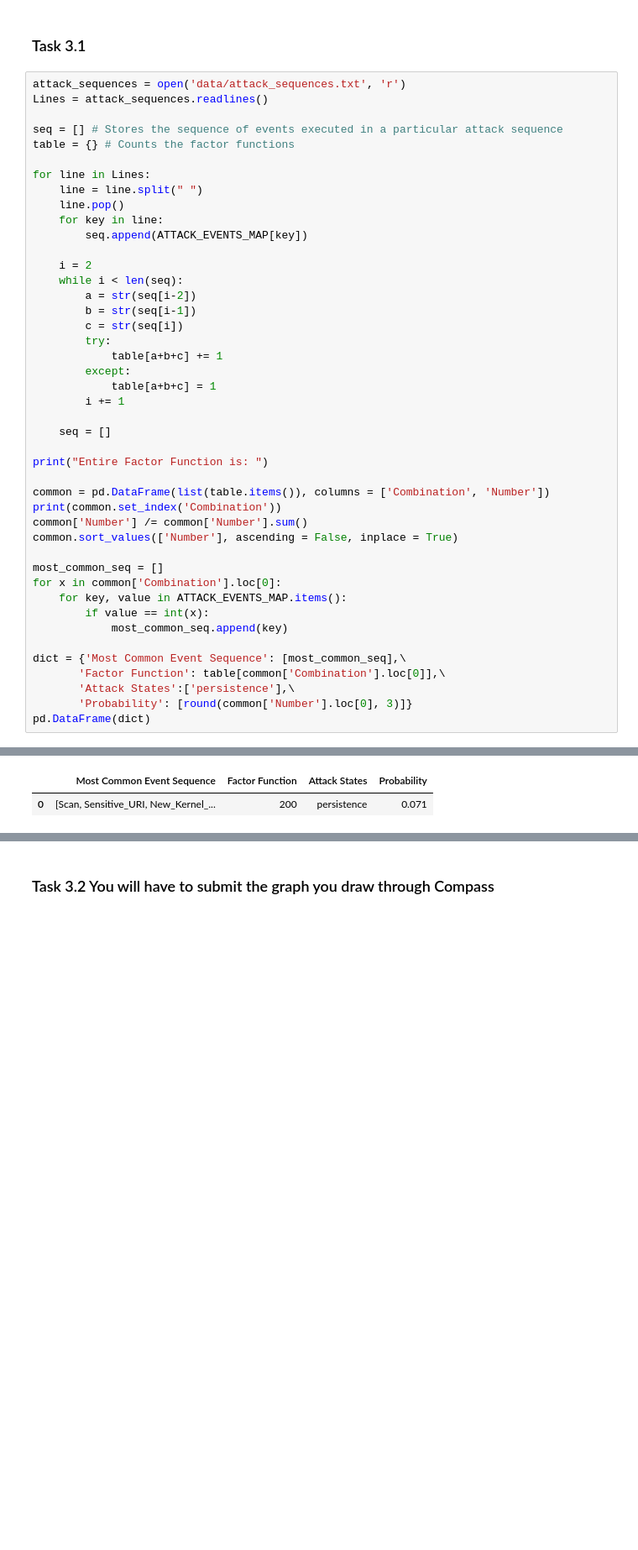
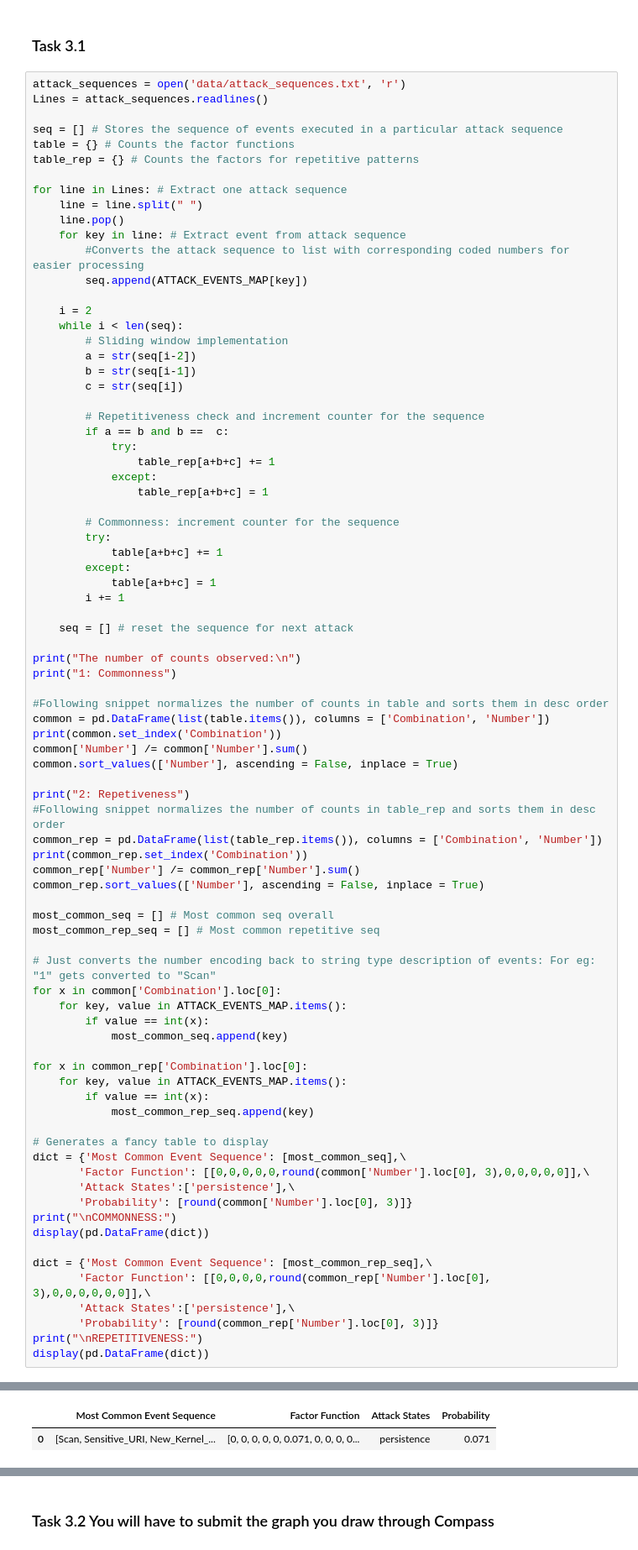
Before and after one commit to gowthamkuntumalla/Factor_Graphs_in_HPC_Security_MP, a Jupyter notebook: Task2&3_Akhilesh.ipynb, the cells around one changed output, grey strips where cells are left out. Shown at 84% size. Saved outputs shown, nothing was run; the diff lists cells and outputs as text; blank space fills up the shorter version.

```diff
--- a/Task2&3_Akhilesh.ipynb
+++ b/Task2&3_Akhilesh.ipynb
@@ -155,42 +149,80 @@ Lines = attack_sequences.readlines()
 
 seq = [] # Stores the sequence of events executed in a particular attack sequence
 table = {} # Counts the factor functions
+table_rep = {} # Counts the factors for repetitive patterns
 
-for line in Lines:
+for line in Lines: # Extract one attack sequence
     line = line.split(" ")
     line.pop()
-    for key in line:
+    for key in line: # Extract event from attack sequence
+        #Converts the attack sequence to list with corresponding coded numbers for easier processing
         seq.append(ATTACK_EVENTS_MAP[key])
 
     i = 2
     while i < len(seq):
+        # Sliding window implementation
         a = str(seq[i-2])
         b = str(seq[i-1])
         c = str(seq[i])
+
+        # Repetitiveness check and increment counter for the sequence
+        if a == b and b ==  c:
+            try:
+                table_rep[a+b+c] += 1
+            except:
+                table_rep[a+b+c] = 1
+
+        # Commonness: increment counter for the sequence
         try:
             table[a+b+c] += 1
         except:
             table[a+b+c] = 1
         i += 1
 
-    seq = []
+    seq = [] # reset the sequence for next attack
 
-print("Entire Factor Function is: ")
+print("The number of counts observed:\n")
+print("1: Commonness")
 
+#Following snippet normalizes the number of counts in table and sorts them in desc order
 common = pd.DataFrame(list(table.items()), columns = ['Combination', 'Number'])
 print(common.set_index('Combination'))
 common['Number'] /= common['Number'].sum()
 common.sort_values(['Number'], ascending = False, inplace = True)
 
-most_common_seq = []
+print("2: Repetiveness")
+#Following snippet normalizes the number of counts in table_rep and sorts them in desc order
+common_rep = pd.DataFrame(list(table_rep.items()), columns = ['Combination', 'Number'])
+print(common_rep.set_index('Combination'))
+common_rep['Number'] /= common_rep['Number'].sum()
+common_rep.sort_values(['Number'], ascending = False, inplace = True)
+
+most_common_seq = [] # Most common seq overall
+most_common_rep_seq = [] # Most common repetitive seq
+
+# Just converts the number encoding back to string type description of events: For eg: "1" gets converted to "Scan"
 for x in common['Combination'].loc[0]:
     for key, value in ATTACK_EVENTS_MAP.items():
         if value == int(x):
             most_common_seq.append(key)
 
+for x in common_rep['Combination'].loc[0]:
+    for key, value in ATTACK_EVENTS_MAP.items():
+        if value == int(x):
+            most_common_rep_seq.append(key)
+
+# Generates a fancy table to display
 dict = {'Most Common Event Sequence': [most_common_seq],\
-       'Factor Function': table[common['Combination'].loc[0]],\
+       'Factor Function': [[0,0,0,0,0,round(common['Number'].loc[0], 3),0,0,0,0,0]],\
        'Attack States':['persistence'],\
        'Probability': [round(common['Number'].loc[0], 3)]}
-pd.DataFrame(dict)
+print("\nCOMMONNESS:")
+display(pd.DataFrame(dict))
+
+dict = {'Most Common Event Sequence': [most_common_rep_seq],\
+       'Factor Function': [[0,0,0,0,round(common_rep['Number'].loc[0], 3),0,0,0,0,0,0]],\
+       'Attack States':['persistence'],\
+       'Probability': [round(common_rep['Number'].loc[0], 3)]}
+print("\nREPETITIVENESS:")
+display(pd.DataFrame(dict))
 # %% [output]
@@ -213,2 +246,2 @@ Combination
 |  | Most Common Event Sequence | Factor Function | Attack States | Probability |
-| 0 | [Scan, Sensitive_URI, New_Kernel_... | 200 | persistence | 0.071 |
+| 0 | [Scan, Sensitive_URI, New_Kernel_... | [0, 0, 0, 0, 0, 0.071, 0, 0, 0, 0... | persistence | 0.071 |
```
Also changed, not shown: parts of 21 cells of this notebook.
